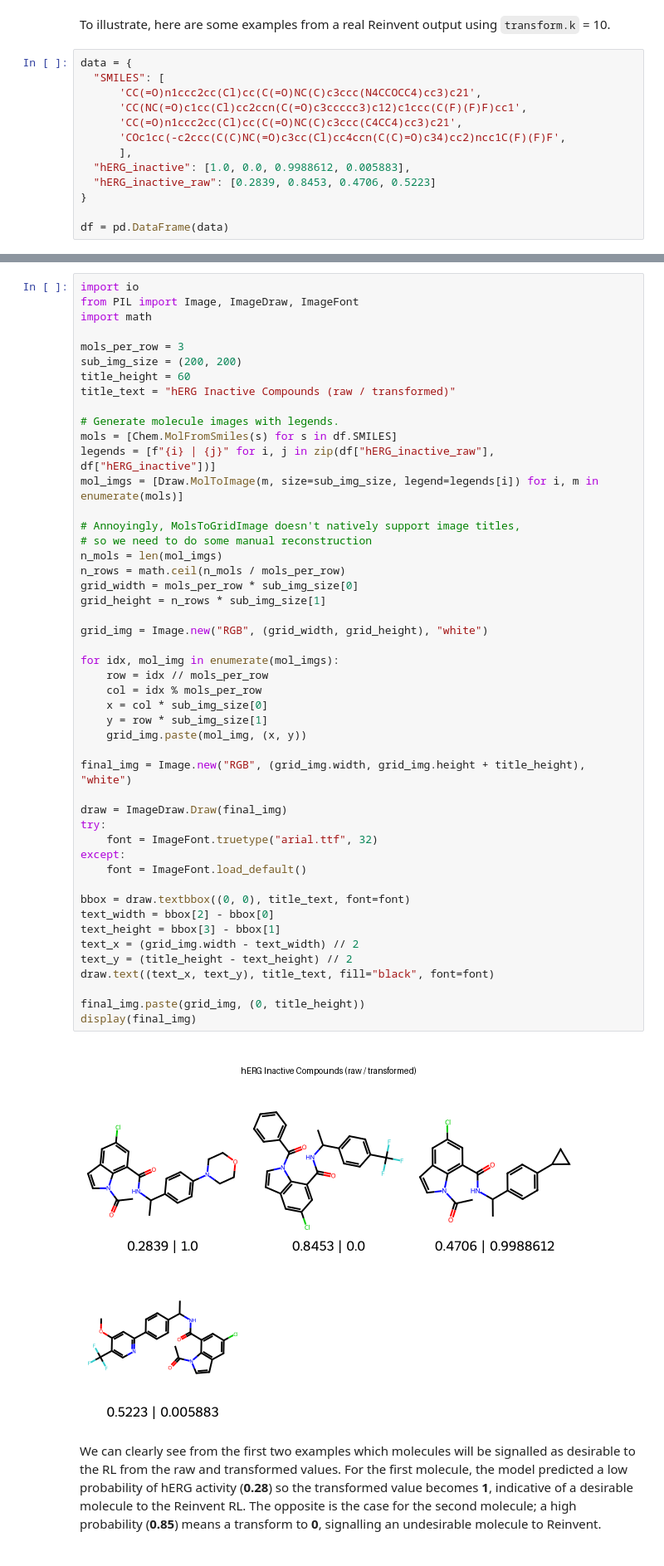
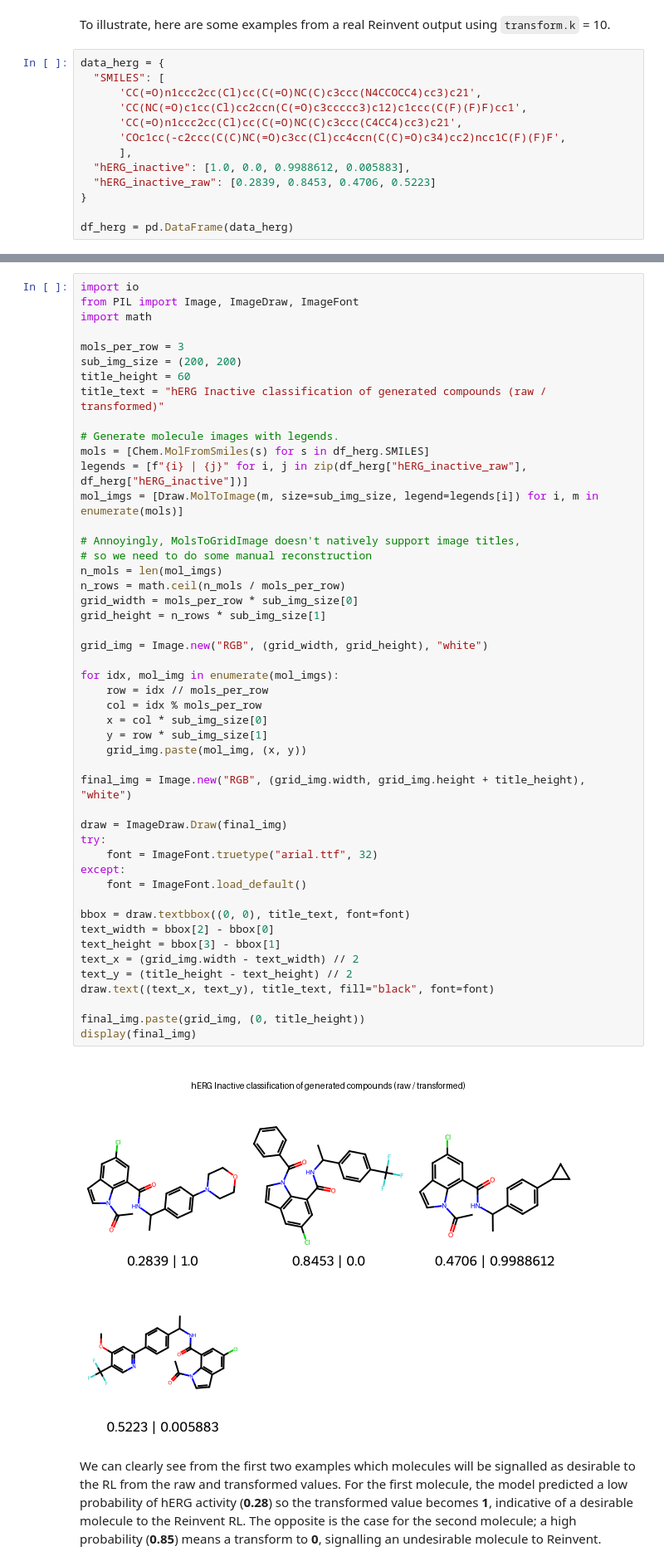
Before and after one commit to coreytaylorcompchem/comp_chem, a Jupyter notebook: generation/2025-08-29_tuning_reinvent.ipynb, the cells around one changed output, grey strips where cells are left out. Shown at 83% size. Saved outputs shown, nothing was run; the diff lists cells and outputs as text.

```diff
--- a/generation/2025-08-29_tuning_reinvent.ipynb
+++ b/generation/2025-08-29_tuning_reinvent.ipynb
@@ -80,7 +87,7 @@ Clearly, at `k=10`, values from the model that approach the `transform.high` wil
 # %% [markdown]
 To illustrate, here are some examples from a real Reinvent output using `transform.k` = 10.
 # %%
-data = {
+data_herg = {
   "SMILES": [
       'CC(=O)n1ccc2cc(Cl)cc(C(=O)NC(C)c3ccc(N4CCOCC4)cc3)c21',
       'CC(NC(=O)c1cc(Cl)cc2ccn(C(=O)c3ccccc3)c12)c1ccc(C(F)(F)F)cc1',
@@ -91,6 +98,6 @@ data = {
   "hERG_inactive_raw": [0.2839, 0.8453, 0.4706, 0.5223]
 }
 
-df = pd.DataFrame(data)
+df_herg = pd.DataFrame(data_herg)
 # %%
 rdkit_img = Draw.MolsToGridImage(
@@ -109,11 +116,11 @@ import math
 mols_per_row = 3
 sub_img_size = (200, 200)
 title_height = 60
-title_text = "hERG Inactive Compounds (raw / transformed)"
+title_text = "hERG Inactive classification of generated compounds (raw / transformed)"
 
 # Generate molecule images with legends.
-mols = [Chem.MolFromSmiles(s) for s in df.SMILES]
-legends = [f"{i} | {j}" for i, j in zip(df["hERG_inactive_raw"], df["hERG_inactive"])]
+mols = [Chem.MolFromSmiles(s) for s in df_herg.SMILES]
+legends = [f"{i} | {j}" for i, j in zip(df_herg["hERG_inactive_raw"], df_herg["hERG_inactive"])]
 mol_imgs = [Draw.MolToImage(m, size=sub_img_size, legend=legends[i]) for i, m in enumerate(mols)]
 
 # Annoyingly, MolsToGridImage doesn't natively support image titles,
@@ -123,34 +130,34 @@ n_rows = math.ceil(n_mols / mols_per_row)
 grid_width = mols_per_row * sub_img_size[0]
 grid_height = n_rows * sub_img_size[1]
 
 grid_img = Image.new("RGB", (grid_width, grid_height), "white")
 
 for idx, mol_img in enumerate(mol_imgs):
     row = idx // mols_per_row
     col = idx % mols_per_row
     x = col * sub_img_size[0]
     y = row * sub_img_size[1]
     grid_img.paste(mol_img, (x, y))
 
 final_img = Image.new("RGB", (grid_img.width, grid_img.height + title_height), "white")
 
 draw = ImageDraw.Draw(final_img)
 try:
     font = ImageFont.truetype("arial.ttf", 32)
 except:
     font = ImageFont.load_default()
 
 bbox = draw.textbbox((0, 0), title_text, font=font)
 text_width = bbox[2] - bbox[0]
 text_height = bbox[3] - bbox[1]
 text_x = (grid_img.width - text_width) // 2
 text_y = (title_height - text_height) // 2
 draw.text((text_x, text_y), title_text, fill="black", font=font)
 
 final_img.paste(grid_img, (0, title_height))
 display(final_img)
 # %% [output]
-[figure, old version]
+[figure, new version]
 # %% [markdown]
 We can clearly see from the first two examples which molecules will be signalled as desirable to the RL from the raw and transformed values. For the first molecule, the model predicted a low probability of hERG activity (**0.28**) so the transformed value becomes **1**, indicative of a desirable molecule to the Reinvent RL. The opposite is the case for the second molecule; a high probability (**0.85**) means a transform to **0**, signalling an undesirable molecule to Reinvent.
 # %% [markdown]
```
Also changed, not shown: parts of 17 cells of this notebook.
